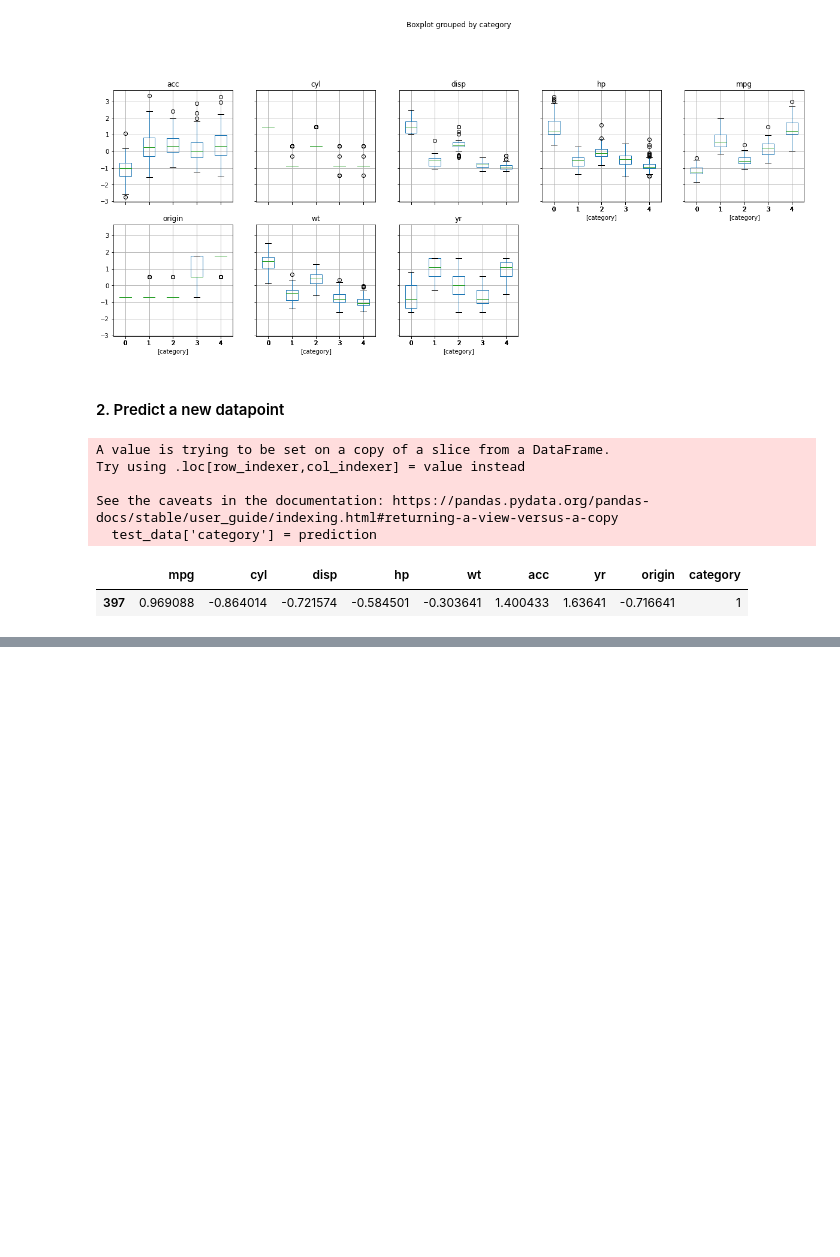
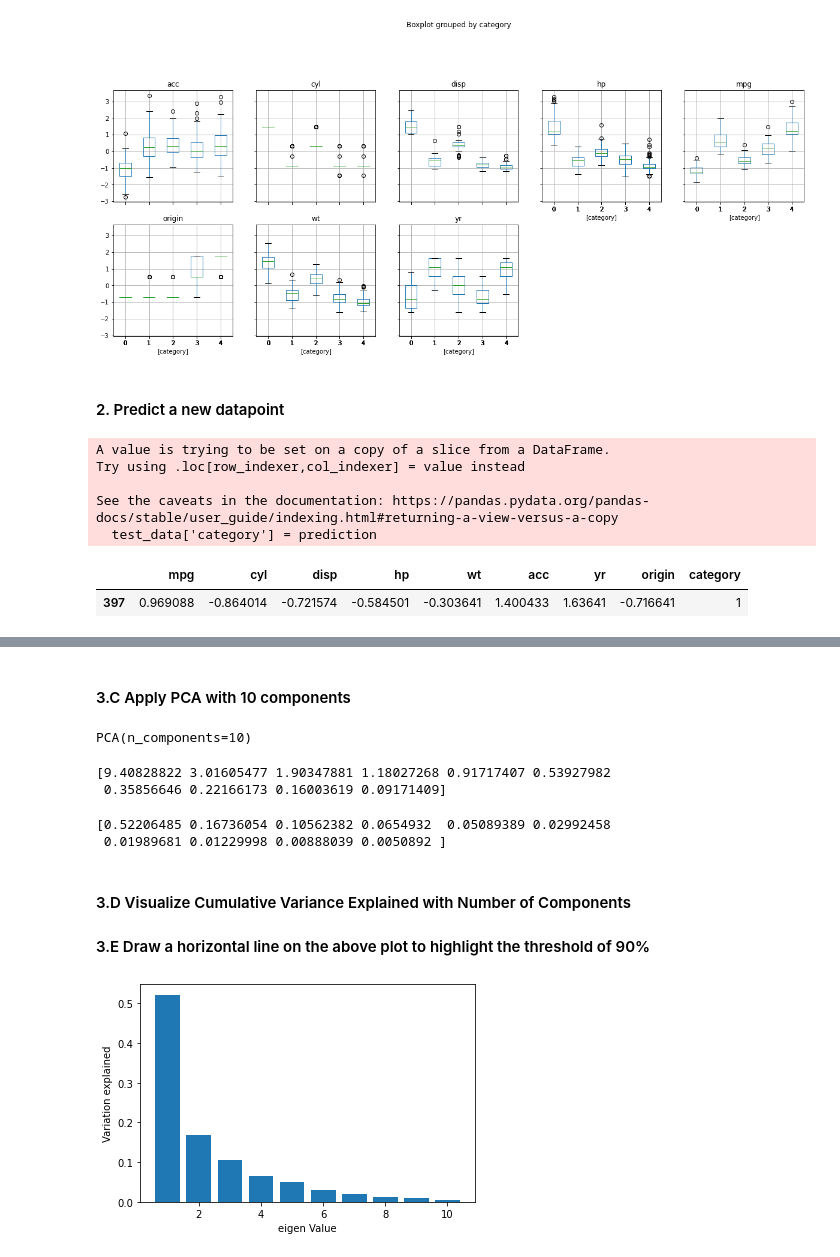
Before and after one commit to MohitBansal9013/AIML-Unsepervised-Learnings, a Jupyter notebook: Mohit Bansal Unsupervised Learning Project .ipynb, the cells around one changed output, grey strips where cells are left out. Drawn from its saved outputs; the diff is of its cells as text; code cells hidden in the pictures; blank space fills up the shorter version.

```diff
--- a/Mohit Bansal Unsupervised Learning Project .ipynb
+++ b/Mohit Bansal Unsupervised Learning Project .ipynb
@@ -397,0 +533,16 @@ test_data
+# %%
+from sklearn.model_selection import train_test_split
+from scipy.stats import zscore
+from sklearn.preprocessing import StandardScaler
+from sklearn.preprocessing import MinMaxScaler
+from sklearn.preprocessing import LabelEncoder
+from sklearn.model_selection import cross_val_score
+from sklearn.decomposition import PCA
+from sklearn.svm import SVC
+from sklearn.model_selection import train_test_split
+from sklearn.model_selection import GridSearchCV
+from sklearn import metrics
+
+#independent and dependent variables
+X=  raw_data.iloc[:,0:-1]
+y = raw_data.iloc[:,-1]
@@ -397,0 +551,6 @@ test_data
+# %%
+standardScaler = StandardScaler()
+X = pd.DataFrame(standardScaler.fit_transform(X), columns=X.columns)
+
+# minMaxScaler = MinMaxScaler()
+# X = pd.DataFrame(minMaxScaler.fit_transform(X), columns=X.columns)
@@ -397,0 +612,27 @@ test_data
+# %% [markdown]
+#### 3.C Apply PCA with 10 components
+# %%
+pca = PCA(n_components=10)
+pca.fit(X)
+# %% [output]
+PCA(n_components=10)
+# %%
+print(pca.explained_variance_)
+# %% [output]
+[9.40828822 3.01605477 1.90347881 1.18027268 0.91717407 0.53927982
+ 0.35856646 0.22166173 0.16003619 0.09171409]
+# %%
+print(pca.explained_variance_ratio_)
+# %% [output]
+[0.52206485 0.16736054 0.10562382 0.0654932  0.05089389 0.02992458
+ 0.01989681 0.01229998 0.00888039 0.0050892 ]
+# %% [markdown]
+#### 3.D Visualize Cumulative Variance Explained with Number of Components
+#### 3.E Draw a horizontal line on the above plot to highlight the threshold of 90%
+# %%
+plt.bar(list(range(1,11)),pca.explained_variance_ratio_)
+plt.ylabel('Variation explained')
+plt.xlabel('eigen Value')
+plt.show()
+# %% [output]
+[figure, added]
```
Also changed, not shown: parts of 55 cells of this notebook, 2 other files.
